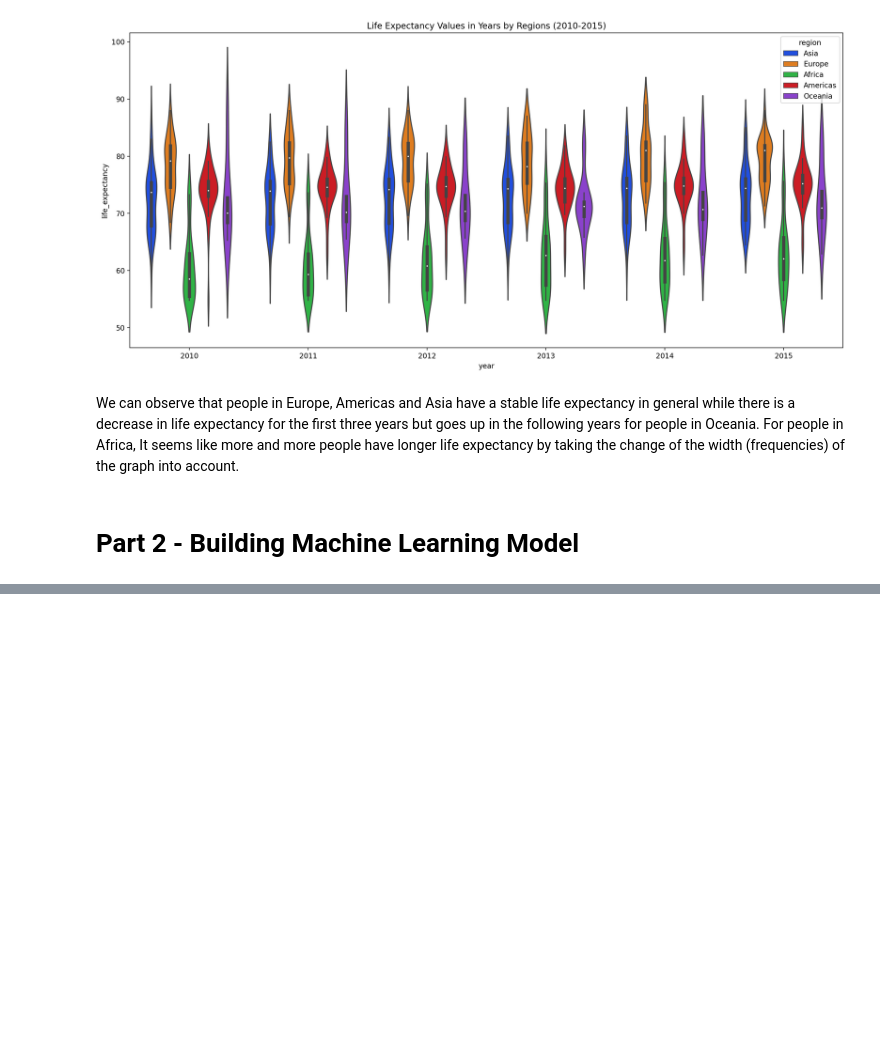
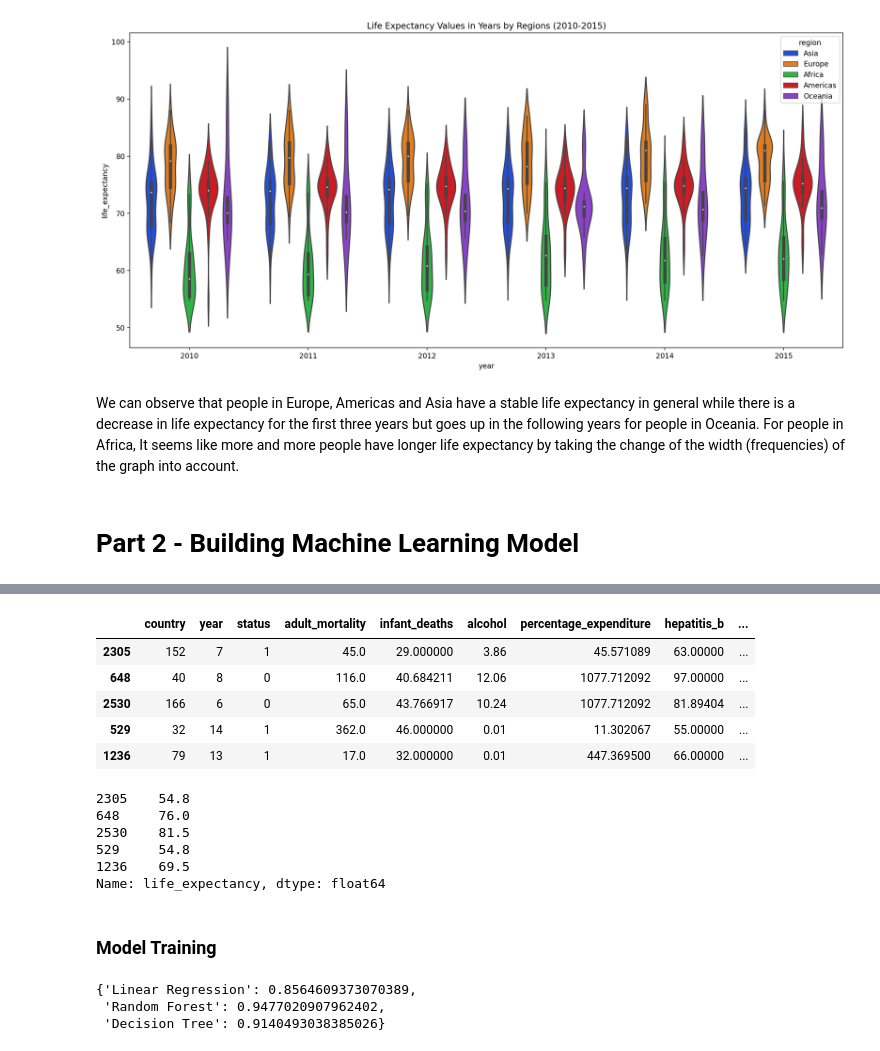
Before and after one commit to Dnezzhello/python_project, a Jupyter notebook: full_code.ipynb, the cells around one changed output, grey strips where cells are left out. Cells and saved outputs as stored; diff of their text form; code cells hidden in the pictures; blank space fills up the shorter version.

```diff
--- a/full_code.ipynb
+++ b/full_code.ipynb
@@ -557,0 +582,10 @@ df.head()
+# %%
+# Converting Categorical values into Numerical values
+
+from sklearn.preprocessing import LabelEncoder
+
+labelencoder=LabelEncoder()
+
+df['country']=labelencoder.fit_transform(df['country'])
+df['year']=labelencoder.fit_transform(df['year'])
+df['status']=labelencoder.fit_transform(df['status'])
@@ -557,0 +616,20 @@ df.head()
+# %%
+X_train.head()
+# %% [output]
+|  | country | year | status | adult_mortality | infant_deaths | alcohol | percentage_expenditure | hepatitis_b | ... |
+| 2305 | 152 | 7 | 1 | 45.0 | 29.000000 | 3.86 | 45.571089 | 63.00000 | ... |
+| 648 | 40 | 8 | 0 | 116.0 | 40.684211 | 12.06 | 1077.712092 | 97.00000 | ... |
+| 2530 | 166 | 6 | 0 | 65.0 | 43.766917 | 10.24 | 1077.712092 | 81.89404 | ... |
+| 529 | 32 | 14 | 1 | 362.0 | 46.000000 | 0.01 | 11.302067 | 55.00000 | ... |
+| 1236 | 79 | 13 | 1 | 17.0 | 32.000000 | 0.01 | 447.369500 | 66.00000 | ... |
+# %%
+y_train.head()
+# %% [output]
+2305    54.8
+648     76.0
+2530    81.5
+529     54.8
+1236    69.5
+Name: life_expectancy, dtype: float64
+# %% [markdown]
+### Model Training
@@ -557,0 +658,12 @@ df.head()
+# %%
+# evaluate our 3 models
+model_scores = fit_and_score(models=models,
+                             X_train=X_train,
+                             X_test=X_test,
+                             y_train=y_train,
+                             y_test=y_test)
+model_scores
+# %% [output]
+{'Linear Regression': 0.8564609373070389,
+ 'Random Forest': 0.9477020907962402,
+ 'Decision Tree': 0.9140493038385026}
```
Also changed, not shown: parts of 25 cells of this notebook, 3 other files.
